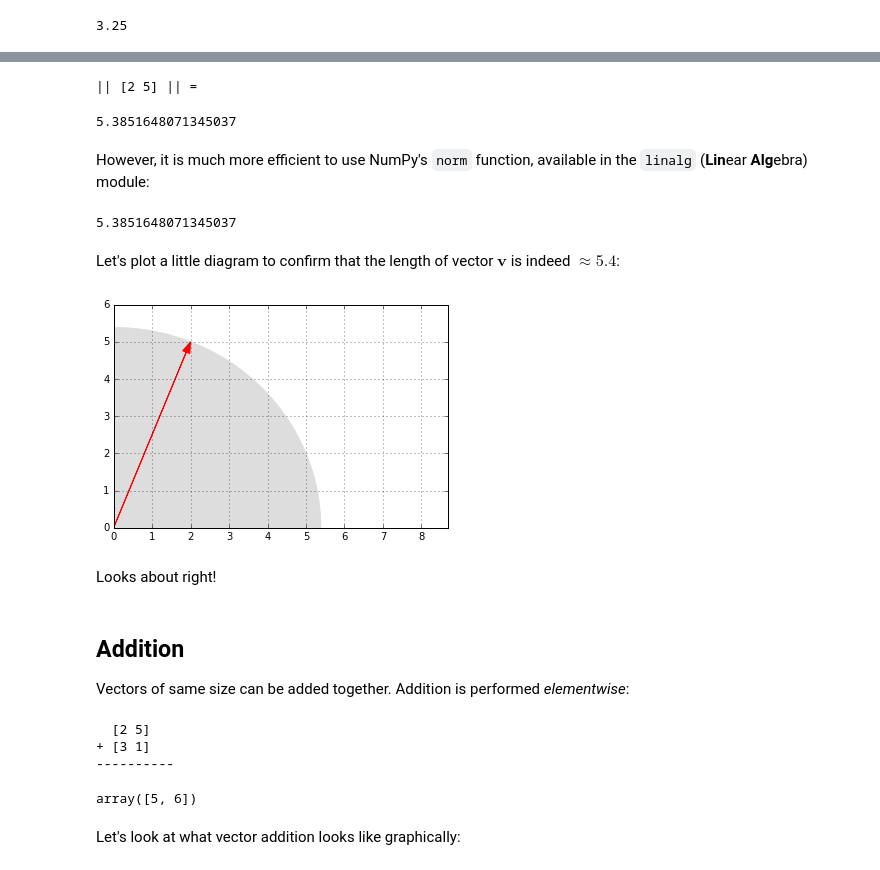
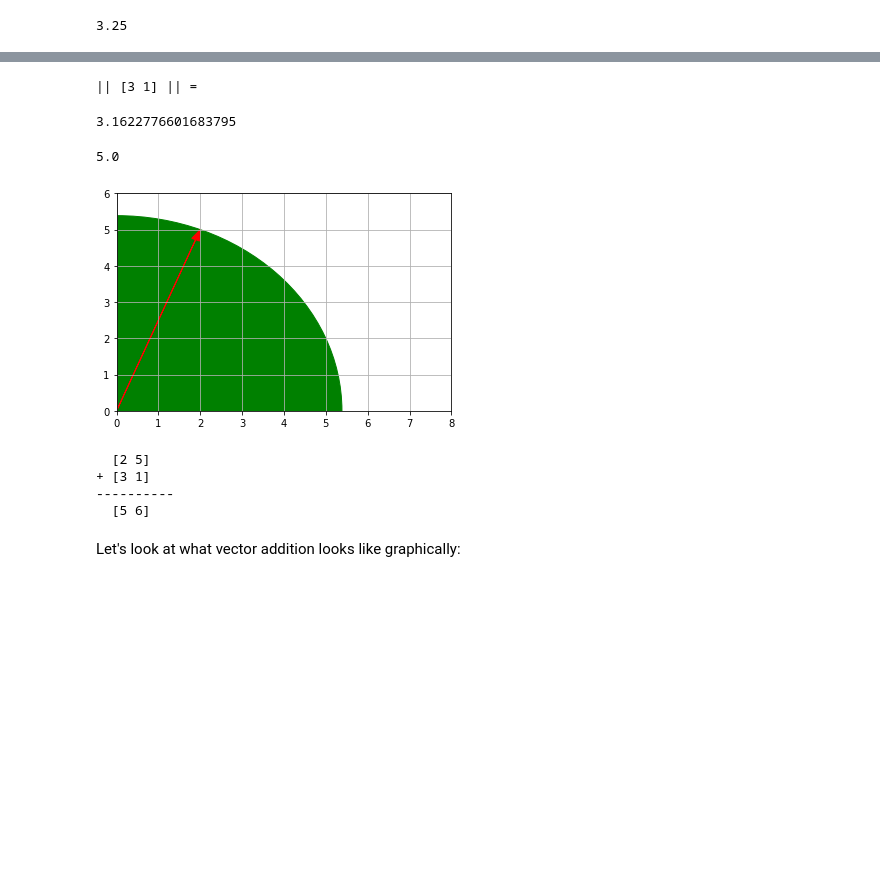
Before and after one commit to shlvd/Math, a Jupyter notebook: math_linear_algebra.ipynb, the cells around one changed output, grey strips where cells are left out. Drawn from its saved outputs; the diff is of its cells as text; code cells hidden in the pictures; blank space fills up the shorter version.

```diff
--- a/math_linear_algebra.ipynb
+++ b/math_linear_algebra.ipynb
@@ -147,46 +83,35 @@ We could implement this easily in pure python, recalling that $\sqrt x = x^{\fra
 # %%
 def vector_norm(vector):
-    squares = [element**2 for element in vector]
-    return sum(squares)**0.5
+    return sum([element**2 for element in vector])**0.5
 
-print("||", u, "|| =")
-vector_norm(u)
+print("||", v, "|| =")
+vector_norm(v)
 # %% [output]
-|| [2 5] || =
+|| [3 1] || =
-5.3851648071345037
+3.1622776601683795
-# %% [markdown]
-However, it is much more efficient to use NumPy's `norm` function, available in the `linalg` (**Lin**ear **Alg**ebra) module:
 # %%
 import numpy.linalg as LA
-LA.norm(u)
+LA.norm(u, ord=np.inf)
 # %% [output]
-5.3851648071345037
+5.0
-# %% [markdown]
-Let's plot a little diagram to confirm that the length of vector $\textbf{v}$ is indeed $\approx5.4$:
 # %%
 radius = LA.norm(u)
-plt.gca().add_artist(plt.Circle((0,0), radius, color="#DDDDDD"))
-plot_vector2d(u, color="red")
-plt.axis([0, 8.7, 0, 6])
+plt.gca().add_artist(plt.Circle((0,0), radius, color="g"))
+plot_vector2d(u, color="r")
+plt.axis([0, 8, 0, 6])
 plt.grid()
-plt.show()
 # %% [output]
-[figure, old version]
+[figure, new version]
-# %% [markdown]
-Looks about right!
-# %% [markdown]
-## Addition
-Vectors of same size can be added together. Addition is performed *elementwise*:
 # %%
 print(" ", u)
 print("+", v)
 print("-"*10)
-u + v
+print(' ',u + v)
 # %% [output]
   [2 5]
 + [3 1]
 ----------
+  [5 6]
-array([5, 6])
 # %% [markdown]
 Let's look at what vector addition looks like graphically:
 # %%
```
Also changed, not shown: parts of 197 cells of this notebook.
